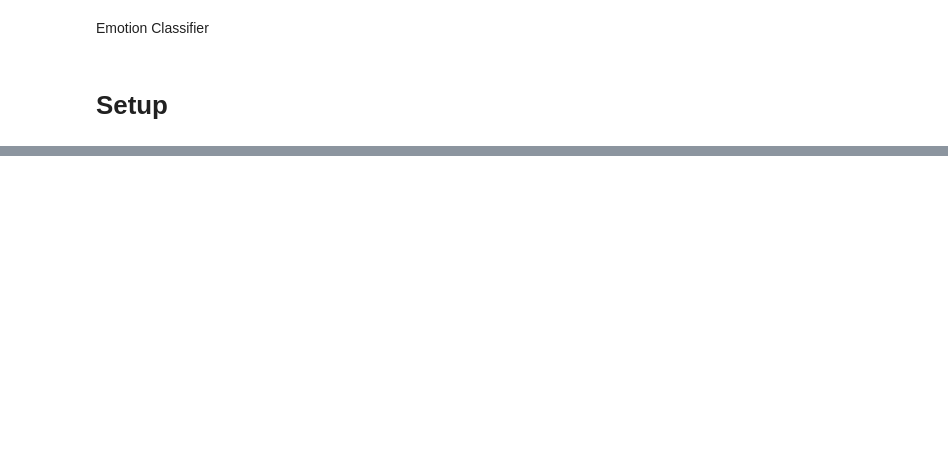
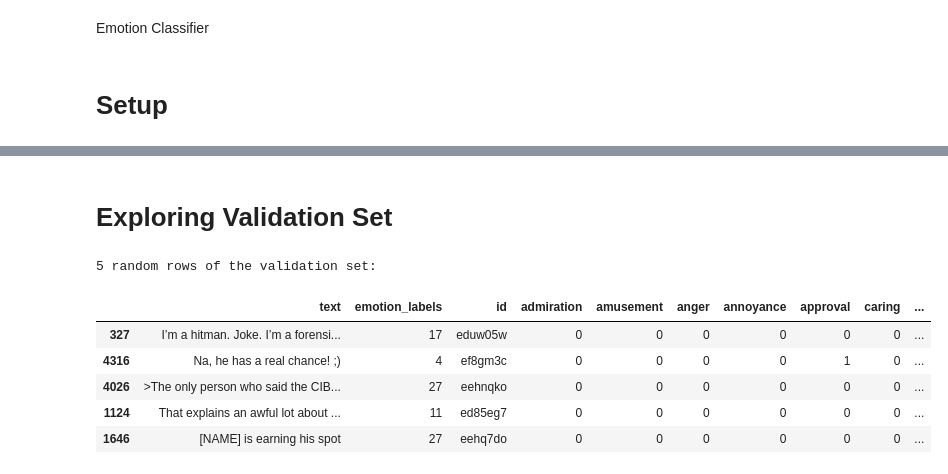
Before and after one commit to Dantoro/project_therapy, a Jupyter notebook: project_notebooks/emotionClassifier.ipynb, the cells around one changed output, grey strips where cells are left out. Saved outputs shown, nothing was run; the diff lists cells and outputs as text; code cells hidden in the pictures; blank space fills up the shorter version.

```diff
--- a/project_notebooks/emotionClassifier.ipynb
+++ b/project_notebooks/emotionClassifier.ipynb
@@ -135,0 +172,13 @@ Name: count, dtype: int64
+# %% [markdown]
+# Exploring Validation Set
+# %%
+print("5 random rows of the validation set:\n")
+display(go_emotions_val.sample(5).style.set_properties(**{'white-space': 'pre-wrap'}))
+# %% [output]
+5 random rows of the validation set:
+|  | text | emotion_labels | id | admiration | amusement | anger | annoyance | approval | caring | ... |
+| 327 | I’m a hitman. Joke. I’m a forensi... | 17 | eduw05w | 0 | 0 | 0 | 0 | 0 | 0 | ... |
+| 4316 | Na, he has a real chance! ;) | 4 | ef8gm3c | 0 | 0 | 0 | 0 | 1 | 0 | ... |
+| 4026 | >The only person who said the CIB... | 27 | eehnqko | 0 | 0 | 0 | 0 | 0 | 0 | ... |
+| 1124 | That explains an awful lot about ... | 11 | ed85eg7 | 0 | 0 | 0 | 0 | 0 | 0 | ... |
+| 1646 | [NAME] is earning his spot | 27 | eehq7do | 0 | 0 | 0 | 0 | 0 | 0 | ... |
```
Also changed, not shown: parts of 48 cells of this notebook, 8 other files.
